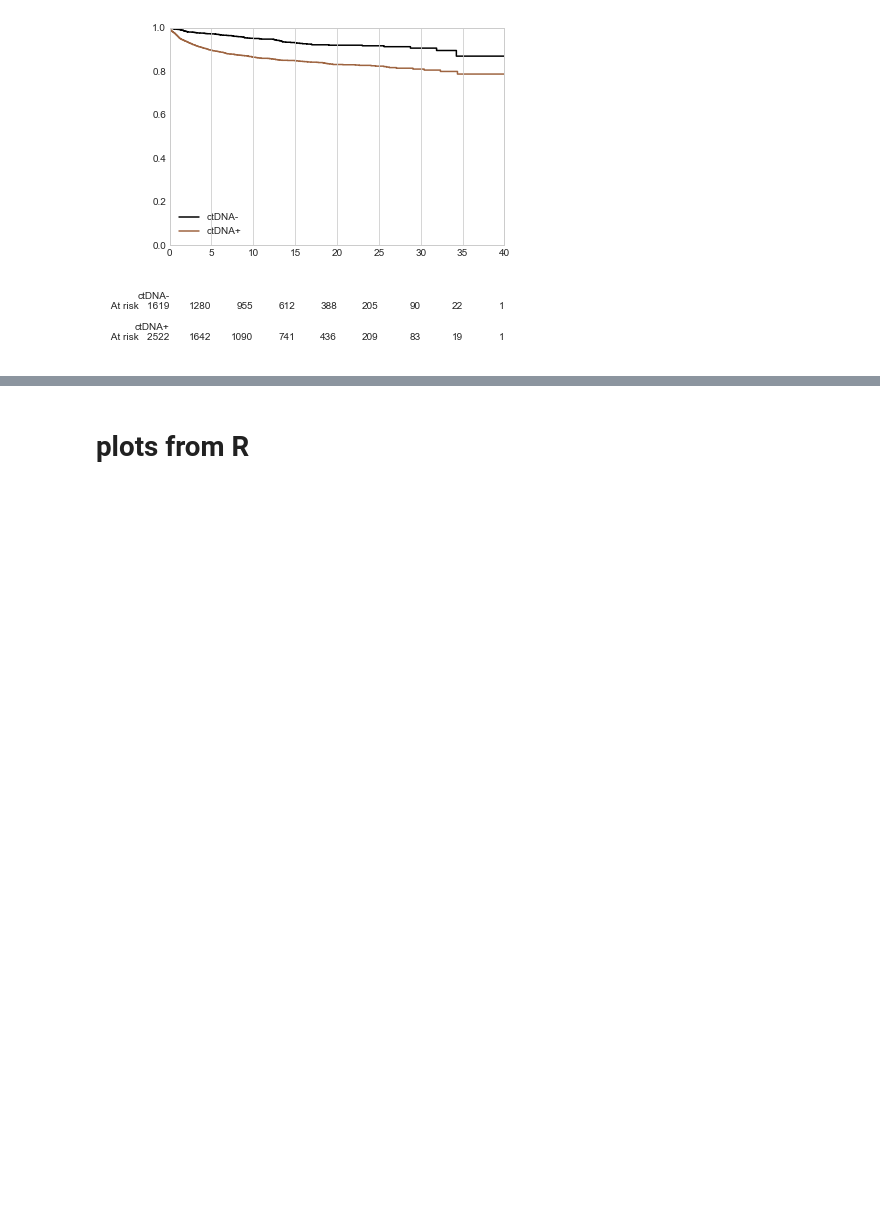
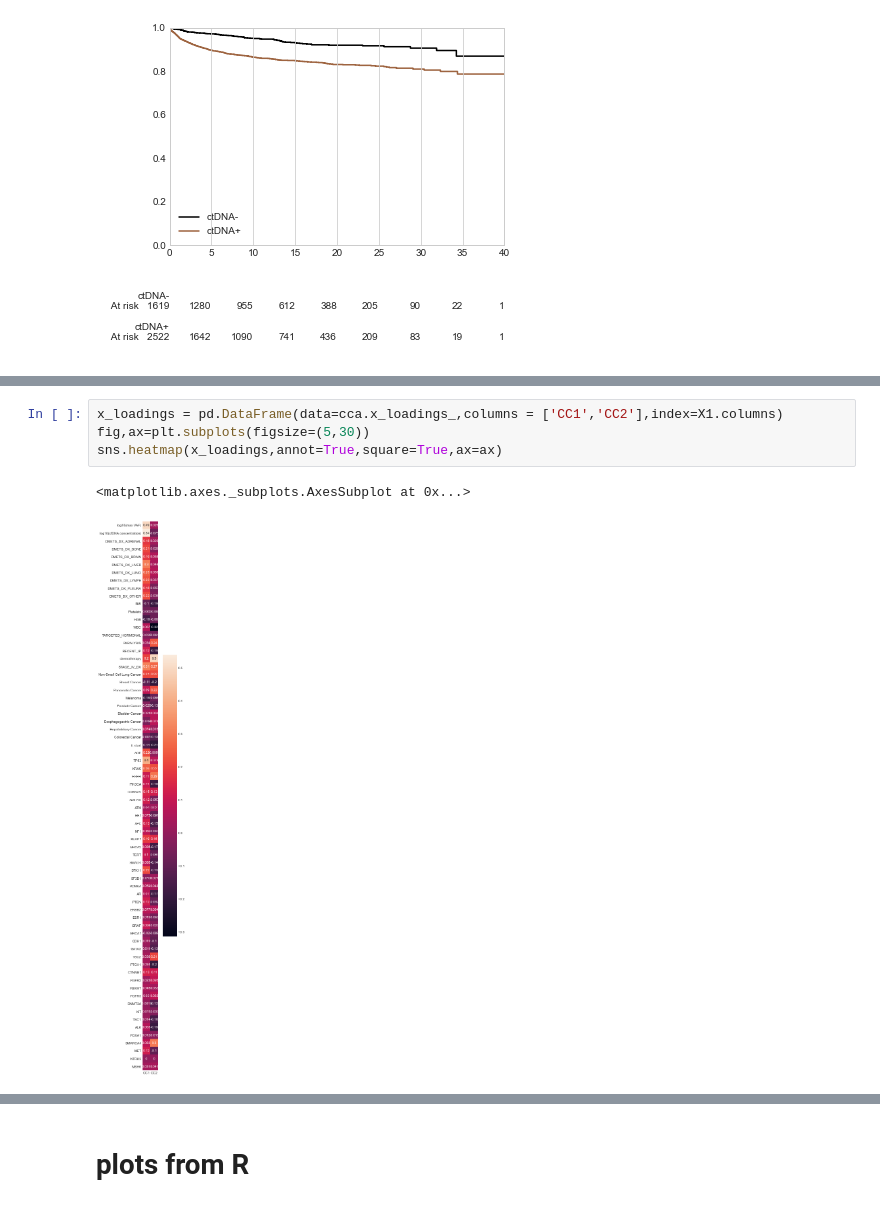
Before and after one commit to clinical-data-mining/ctDNA_CAT, a Jupyter notebook: code/VTE_visualize.ipynb, the cells around one changed output, grey strips where cells are left out. Cells and saved outputs as stored; diff of their text form; blank space fills up the shorter version.

```diff
--- a/code/VTE_visualize.ipynb
+++ b/code/VTE_visualize.ipynb
@@ -60,0 +130,7 @@ fig.savefig('ctDNA_CAT_discovery.pdf', format='pdf')
+# %%
+x_loadings = pd.DataFrame(data=cca.x_loadings_,columns = ['CC1','CC2'],index=X1.columns)
+fig,ax=plt.subplots(figsize=(5,30))
+sns.heatmap(x_loadings,annot=True,square=True,ax=ax)
+# %% [output]
+<matplotlib.axes._subplots.AxesSubplot at 0x...>
+[figure, added]
```
Also changed, not shown: parts of 5 cells of this notebook, 1 other file.
